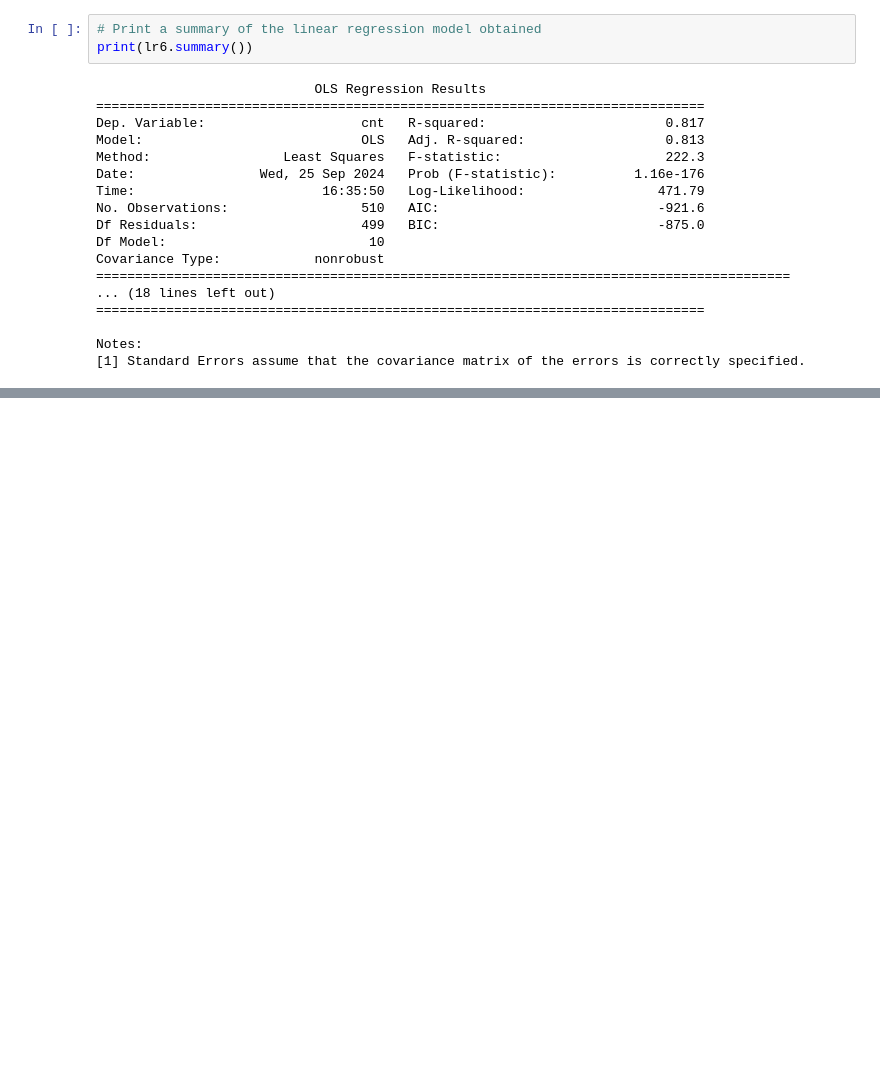
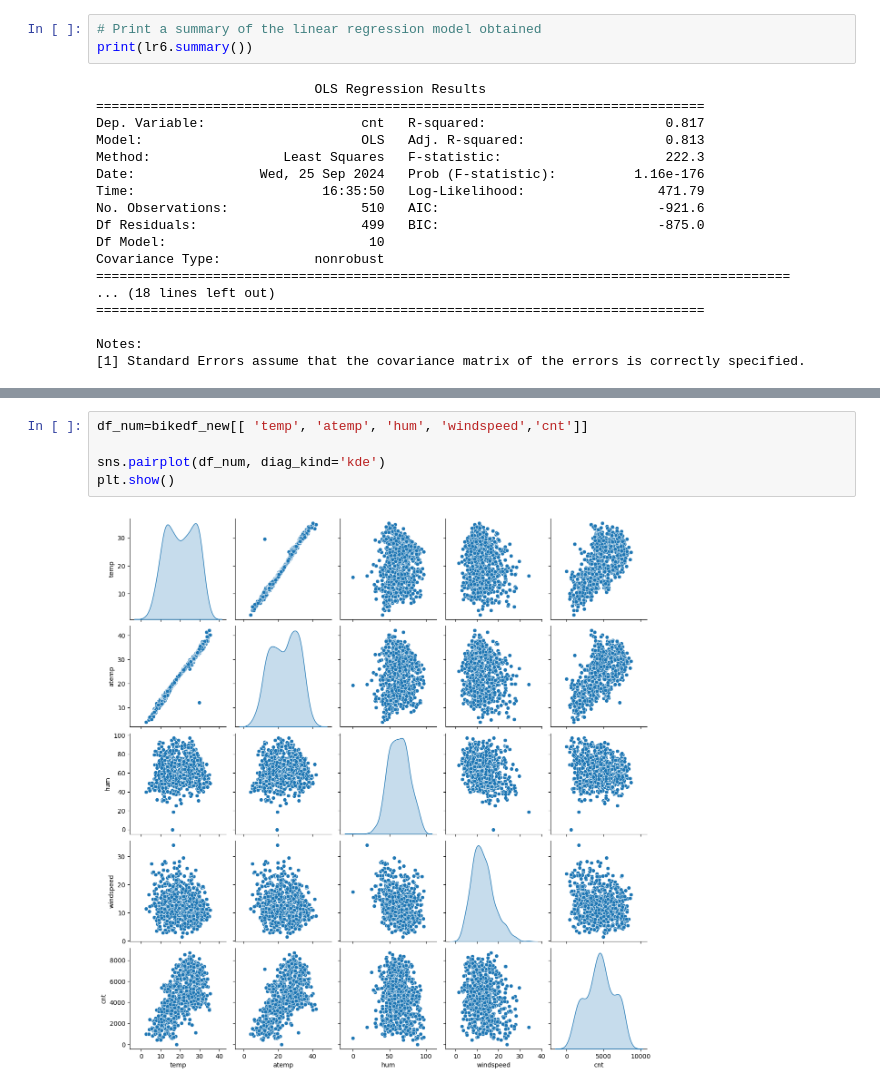
Before and after one commit to Geevanandam/BikeSharingAssignment, a Jupyter notebook: BikeSharingAssignment_Geeva.ipynb, the cells around one changed output, grey strips where cells are left out. Drawn from its saved outputs; the diff is of its cells as text; blank space fills up the shorter version.

```diff
--- a/BikeSharingAssignment_Geeva.ipynb
+++ b/BikeSharingAssignment_Geeva.ipynb
@@ -879,0 +904,7 @@ Notes:
+# %%
+df_num=bikedf_new[[ 'temp', 'atemp', 'hum', 'windspeed','cnt']]
+
+sns.pairplot(df_num, diag_kind='kde')
+plt.show()
+# %% [output]
+[figure, added]
```
Also changed, not shown: parts of 17 cells of this notebook.
